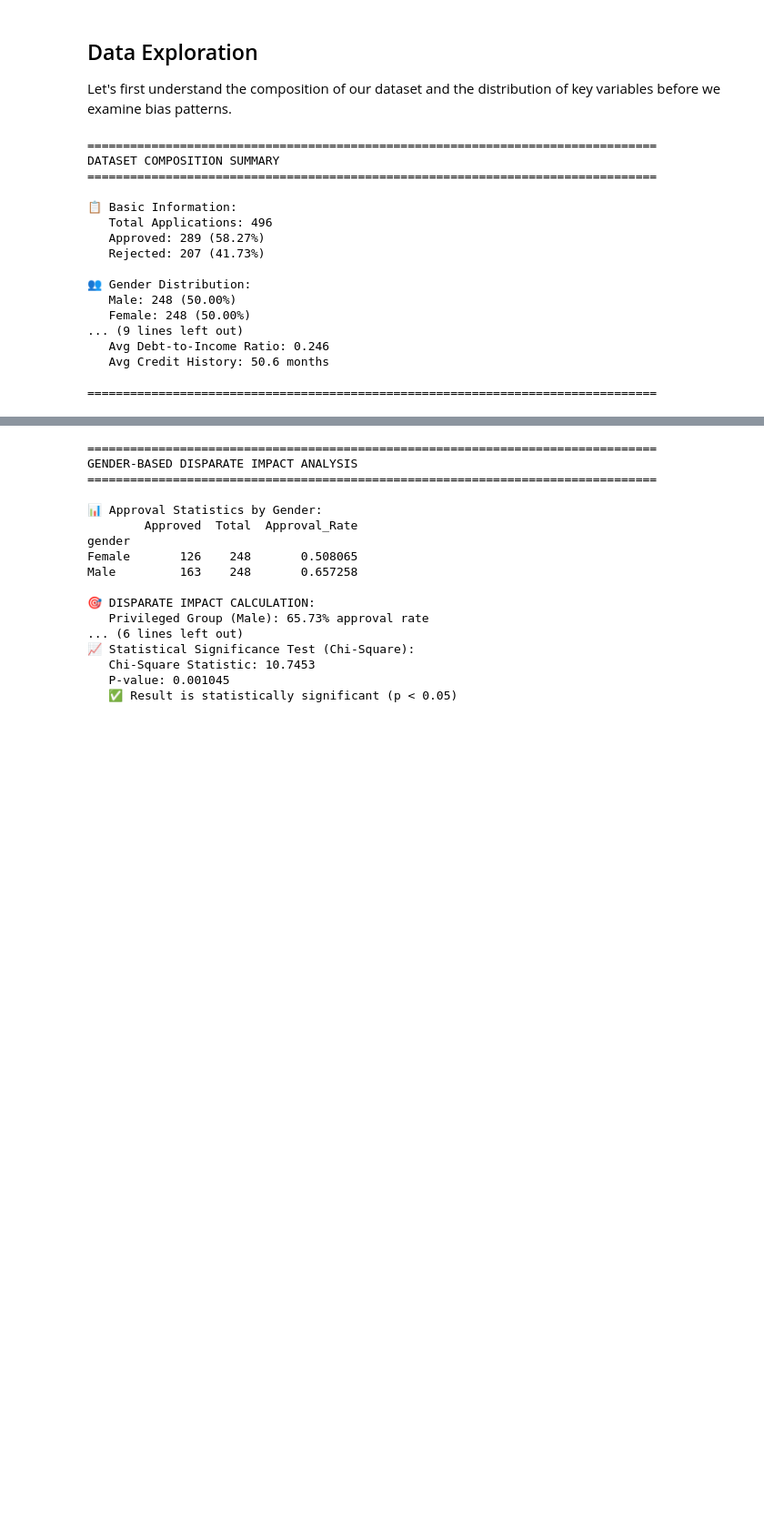
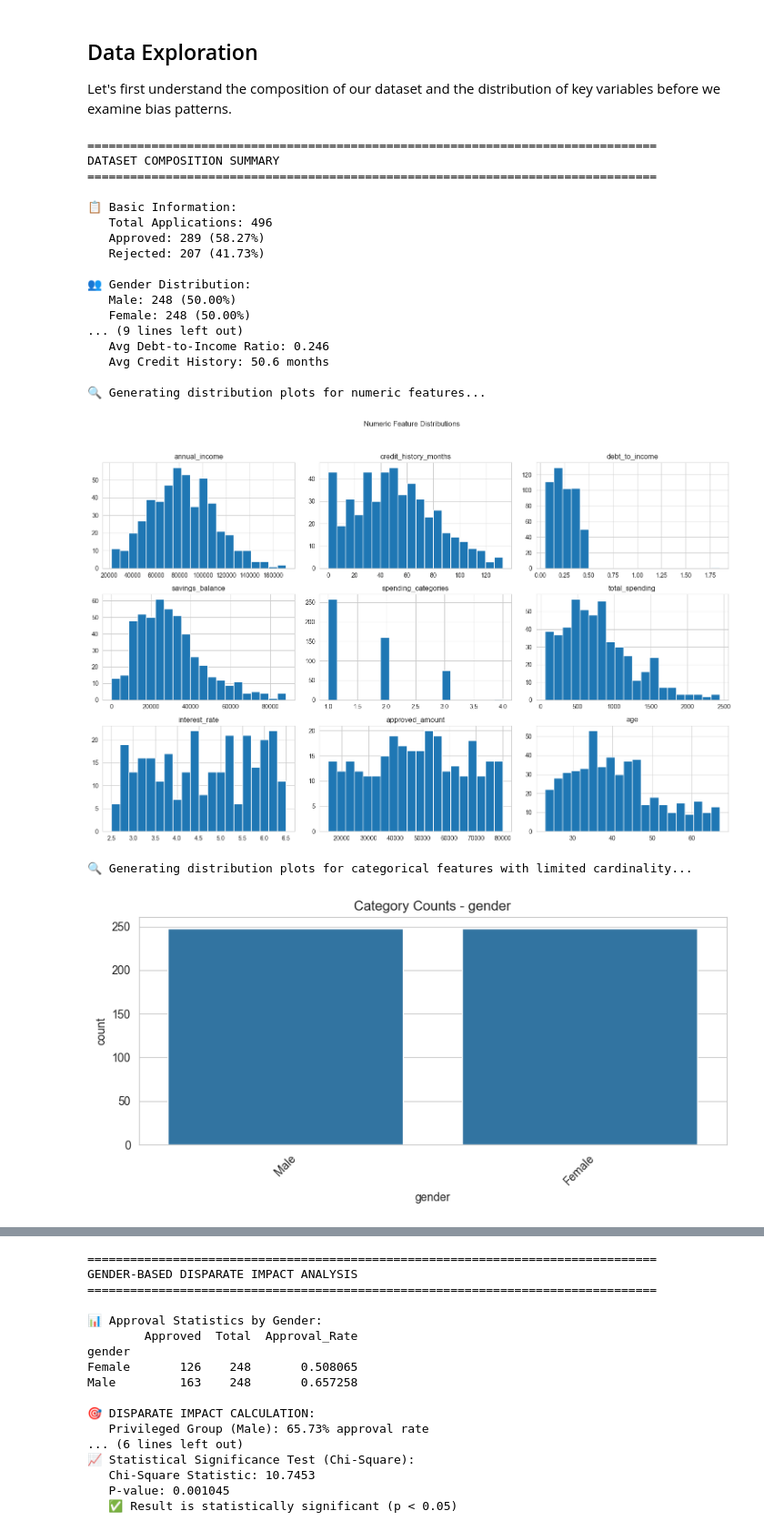
Before and after one commit to mariehenke73606/DEGO-2606---TXC_12, a Jupyter notebook: notebooks/02 - bias - analysis.ipynb, the cells around one changed output, grey strips where cells are left out. Shown at 91% size. Cells and saved outputs as stored; diff of their text form; code cells hidden in the pictures; blank space fills up the shorter version.

```diff
--- a/notebooks/02 - bias - analysis.ipynb
+++ b/notebooks/02 - bias - analysis.ipynb
@@ -159,31 +169,63 @@ for gender, count in gender_counts.items():
 
 print("\n📅 Age Distribution:")
 print(f"   Min Age: {df['age'].min()} years")
 print(f"   Max Age: {df['age'].max()} years")
 print(f"   Mean Age: {df['age'].mean():.1f} years")
 print(f"   Median Age: {df['age'].median():.1f} years")
 
 print("\n💰 Financial Metrics:")
 print(f"   Avg Annual Income: ${df['annual_income'].mean():,.2f}")
 print(f"   Avg Debt-to-Income Ratio: {df['debt_to_income'].mean():.3f}")
 print(f"   Avg Credit History: {df['credit_history_months'].mean():.1f} months")
 
+# Additional visualizations: distributions for numeric and categorical features
+
+numeric_cols = df.select_dtypes(include=[np.number]).columns.tolist()
+categorical_cols = df.select_dtypes(include=['object', 'category', 'bool']).columns.tolist()
+
+# Drop identifiers and date fields from visuals
+for col in ['applicant_id', 'processing_timestamp', 'date_of_birth']:
+    if col in numeric_cols:
+        numeric_cols.remove(col)
+    if col in categorical_cols:
+        categorical_cols.remove(col)
+
+print("\n🔍 Generating distribution plots for numeric features...")
+if numeric_cols:
+    df[numeric_cols].hist(bins=20, figsize=(15, 10), layout=(max(1, len(numeric_cols)//3), 3))
+    plt.suptitle('Numeric Feature Distributions')
+    plt.tight_layout(rect=[0, 0, 1, 0.95])
+    plt.show()
+
+print("\n🔍 Generating distribution plots for categorical features with limited cardinality...")
+for col in categorical_cols:
+    if df[col].nunique() <= 20:
+        plt.figure(figsize=(8, 4))
+        sns.countplot(data=df, x=col, order=df[col].value_counts().index)
+        plt.title(f'Category Counts - {col}')
+        plt.xticks(rotation=45)
+        plt.tight_layout()
+        plt.show()
+
 print("\n" + "=" * 80)
 # %% [output]
 ================================================================================
 DATASET COMPOSITION SUMMARY
 ================================================================================
 
 📋 Basic Information:
    Total Applications: 496
    Approved: 289 (58.27%)
    Rejected: 207 (41.73%)
 
 👥 Gender Distribution:
    Male: 248 (50.00%)
    Female: 248 (50.00%)
 ... (9 lines left out)
    Avg Debt-to-Income Ratio: 0.246
    Avg Credit History: 50.6 months
 
-================================================================================
+🔍 Generating distribution plots for numeric features...
+[figure, added]
+🔍 Generating distribution plots for categorical features with limited cardinality...
+[figure, added]
```
Also changed, not shown: parts of 9 cells of this notebook, 1 other file.
